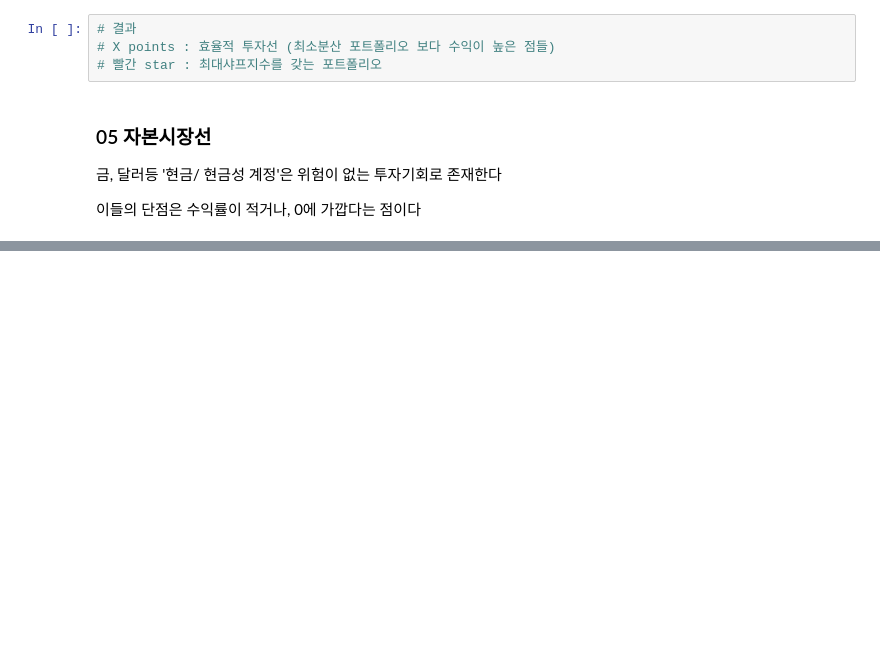
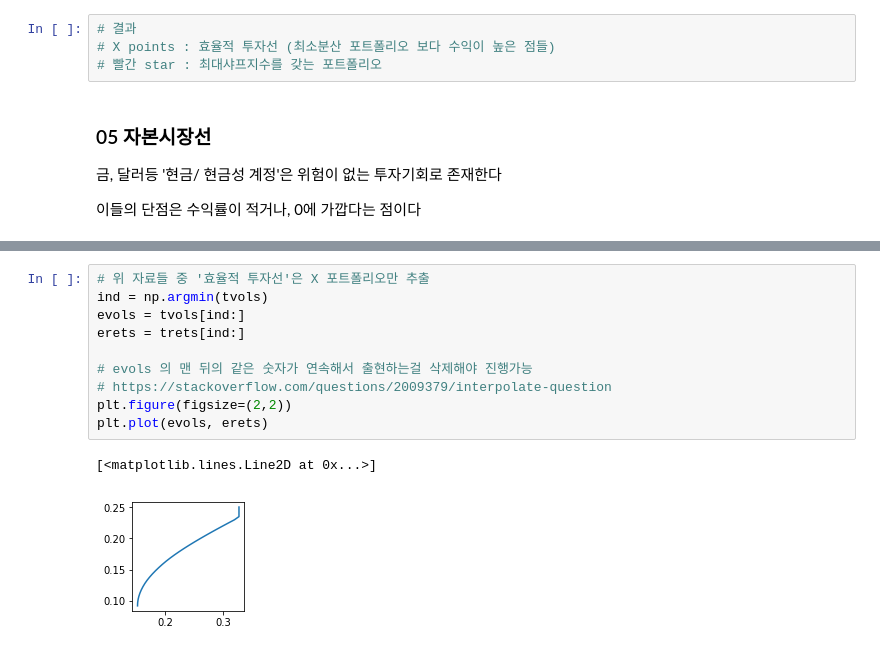
Before and after one commit to YongBeomKim/Finance, a Jupyter notebook: 08.Statistics.ipynb, the cells around one changed output, grey strips where cells are left out. Cells and saved outputs as stored; diff of their text form; blank space fills up the shorter version.

```diff
--- a/08.Statistics.ipynb
+++ b/08.Statistics.ipynb
@@ -661,0 +702,13 @@ plt.xlabel('expected volatility'); plt.ylabel('expected return')
+# %%
+# 위 자료들 중 '효율적 투자선'은 X 포트폴리오만 추출
+ind = np.argmin(tvols)
+evols = tvols[ind:]
+erets = trets[ind:]
+
+# evols 의 맨 뒤의 같은 숫자가 연속해서 출현하는걸 삭제해야 진행가능
+# https://stackoverflow.com/questions/2009379/interpolate-question
+plt.figure(figsize=(2,2))
+plt.plot(evols, erets)
+# %% [output]
+[<matplotlib.lines.Line2D at 0x...>]
+[figure, added]
```
Also changed, not shown: parts of 44 cells of this notebook.
